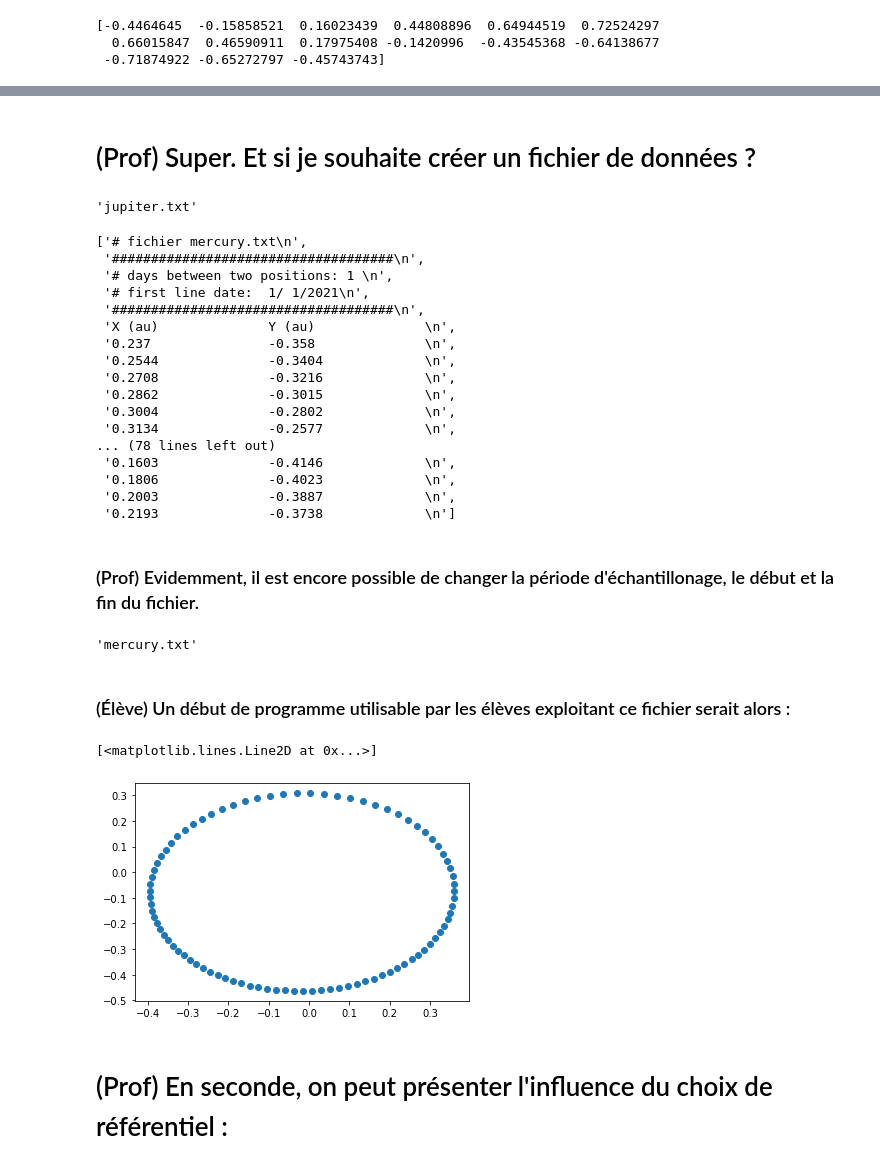
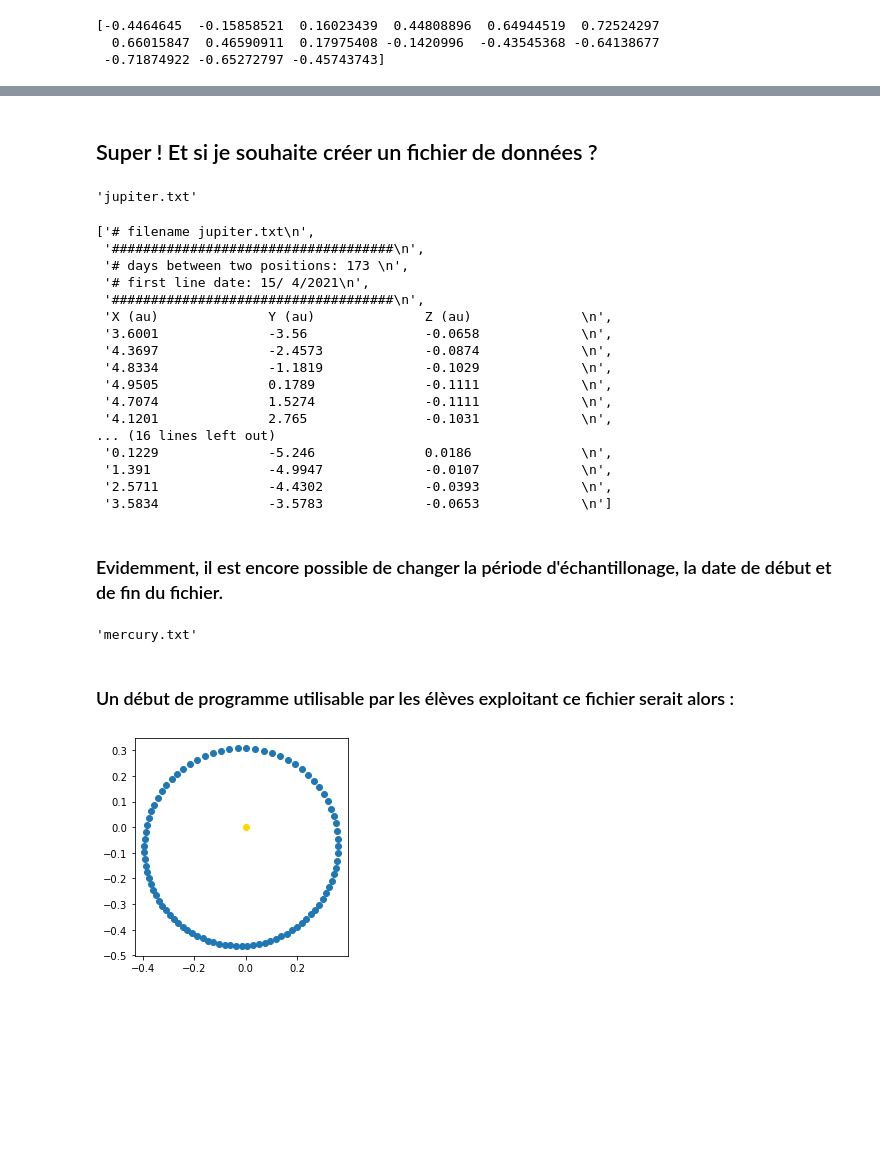
Before and after one commit to remimetzdorff/celestialbody, a Jupyter notebook: tutorial_fr.ipynb, the cells around one changed output, grey strips where cells are left out. Drawn from its saved outputs; the diff is of its cells as text; code cells hidden in the pictures; blank space fills up the shorter version.

```diff
--- a/tutorial_fr.ipynb
+++ b/tutorial_fr.ipynb
@@ -85,5 +109,5 @@ plt.plot(X,Y, "o")
 # %% [markdown]
-# (Prof) Super. Et si je souhaite créer un fichier de données ?
+## Super ! Et si je souhaite créer un fichier de données ?
 # %%
 body = CelestialBody("Jupiter")
 
@@ -92,29 +116,29 @@ body.data_position_txt()
 # %% [output]
 'jupiter.txt'
 # %%
-with open("mercury.txt", "r") as f:
+with open("jupiter.txt", "r") as f:
     content = f.readlines()
 content
 # %% [output]
-['# fichier mercury.txt\n',
+['# filename jupiter.txt\n',
  '####################################\n',
- '# days between two positions: 1 \n',
- '# first line date:  1/ 1/2021\n',
+ '# days between two positions: 173 \n',
+ '# first line date: 15/ 4/2021\n',
  '####################################\n',
- 'X (au)              Y (au)              \n',
- '0.237               -0.358              \n',
- '0.2544              -0.3404             \n',
- '0.2708              -0.3216             \n',
- '0.2862              -0.3015             \n',
- '0.3004              -0.2802             \n',
- '0.3134              -0.2577             \n',
-... (78 lines left out)
- '0.1603              -0.4146             \n',
- '0.1806              -0.4023             \n',
- '0.2003              -0.3887             \n',
- '0.2193              -0.3738             \n']
+ 'X (au)              Y (au)              Z (au)              \n',
+ '3.6001              -3.56               -0.0658             \n',
+ '4.3697              -2.4573             -0.0874             \n',
+ '4.8334              -1.1819             -0.1029             \n',
+ '4.9505              0.1789              -0.1111             \n',
+ '4.7074              1.5274              -0.1111             \n',
+ '4.1201              2.765               -0.1031             \n',
+... (16 lines left out)
+ '0.1229              -5.246              0.0186              \n',
+ '1.391               -4.9947             -0.0107             \n',
+ '2.5711              -4.4302             -0.0393             \n',
+ '3.5834              -3.5783             -0.0653             \n']
 # %% [markdown]
-### (Prof) Evidemment, il est encore possible de changer la période d'échantillonage, le début et la fin du fichier.
+### Evidemment, il est encore possible de changer la période d'échantillonage, la date de début et de fin du fichier.
 # %%
 body = CelestialBody("Mercury")
 
@@ -126,14 +150,15 @@ body.data_position_txt(start=debut, stop=fin, step=pas)
 # %% [output]
 'mercury.txt'
 # %% [markdown]
-### (Élève) Un début de programme utilisable par les élèves exploitant ce fichier serait alors :
+### Un début de programme utilisable par les élèves exploitant ce fichier serait alors :
 # %%
 data = np.loadtxt("mercury.txt", skiprows=6)
+
+fig, ax = plt.subplots(1, 1)
 x, y = data[:,0], data[:,1]
 plt.plot(x,y, "o")
-plt.axis
+plt.plot([0],[0], "o", color="gold")
+
+ax.set_aspect("equal")
 # %% [output]
-[<matplotlib.lines.Line2D at 0x...>]
-[figure, old version]
+[figure, new version]
-# %% [markdown]
-# (Prof) En seconde, on peut présenter l'influence du choix de référentiel :
```
Also changed, not shown: parts of 30 cells of this notebook, 26 other files.
